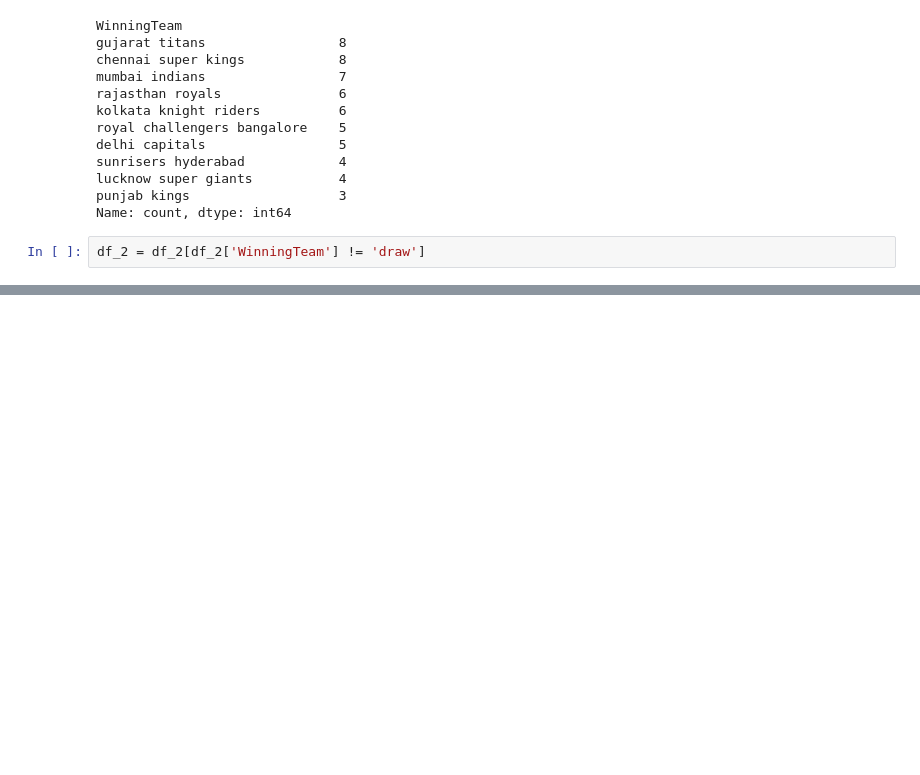
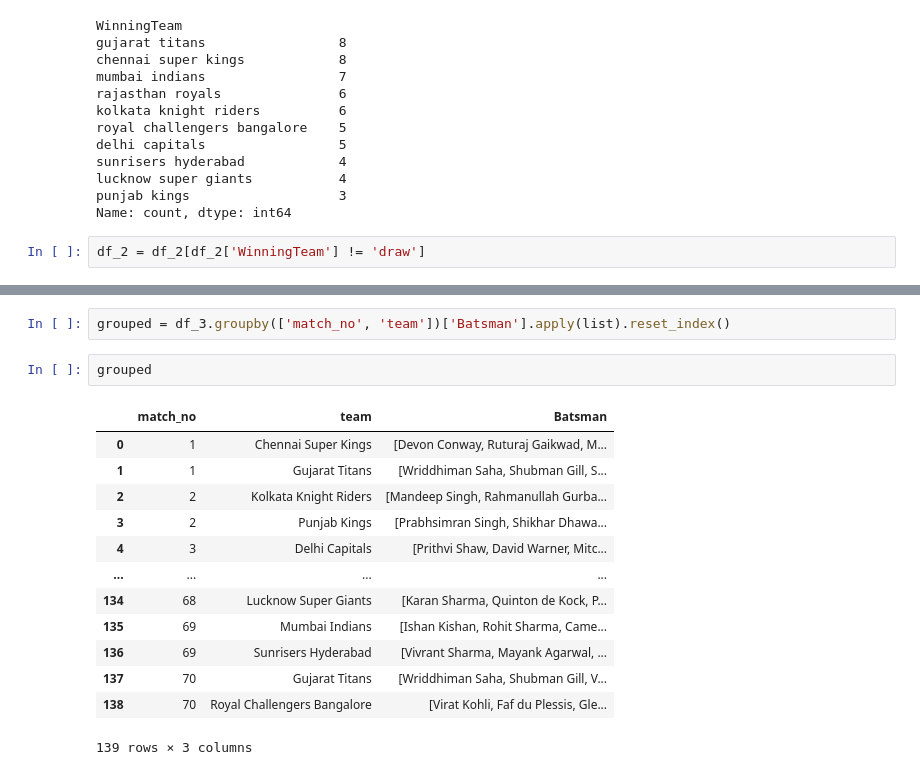
Before and after one commit to patrickevans29/ipl_prediction_model, a Jupyter notebook: notebooks/dataframe2023.ipynb, the cells around one changed output, grey strips where cells are left out. Cells and saved outputs as stored; diff of their text form; blank space fills up the shorter version.

```diff
--- a/notebooks/dataframe2023.ipynb
+++ b/notebooks/dataframe2023.ipynb
@@ -437,0 +630,18 @@ df_2.to_csv('../raw_data/data2023.csv')
+# %%
+grouped = df_3.groupby(['match_no', 'team'])['Batsman'].apply(list).reset_index()
+# %%
+grouped
+# %% [output]
+|  | match_no | team | Batsman |
+| 0 | 1 | Chennai Super Kings | [Devon Conway, Ruturaj Gaikwad, M... |
+| 1 | 1 | Gujarat Titans | [Wriddhiman Saha, Shubman Gill, S... |
+| 2 | 2 | Kolkata Knight Riders | [Mandeep Singh, Rahmanullah Gurba... |
+| 3 | 2 | Punjab Kings | [Prabhsimran Singh, Shikhar Dhawa... |
+| 4 | 3 | Delhi Capitals | [Prithvi Shaw, David Warner, Mitc... |
+| ... | ... | ... | ... |
+| 134 | 68 | Lucknow Super Giants | [Karan Sharma, Quinton de Kock, P... |
+| 135 | 69 | Mumbai Indians | [Ishan Kishan, Rohit Sharma, Came... |
+| 136 | 69 | Sunrisers Hyderabad | [Vivrant Sharma, Mayank Agarwal, ... |
+| 137 | 70 | Gujarat Titans | [Wriddhiman Saha, Shubman Gill, V... |
+| 138 | 70 | Royal Challengers Bangalore | [Virat Kohli, Faf du Plessis, Gle... |
+139 rows × 3 columns
```
Also changed, not shown: parts of 15 cells of this notebook.
